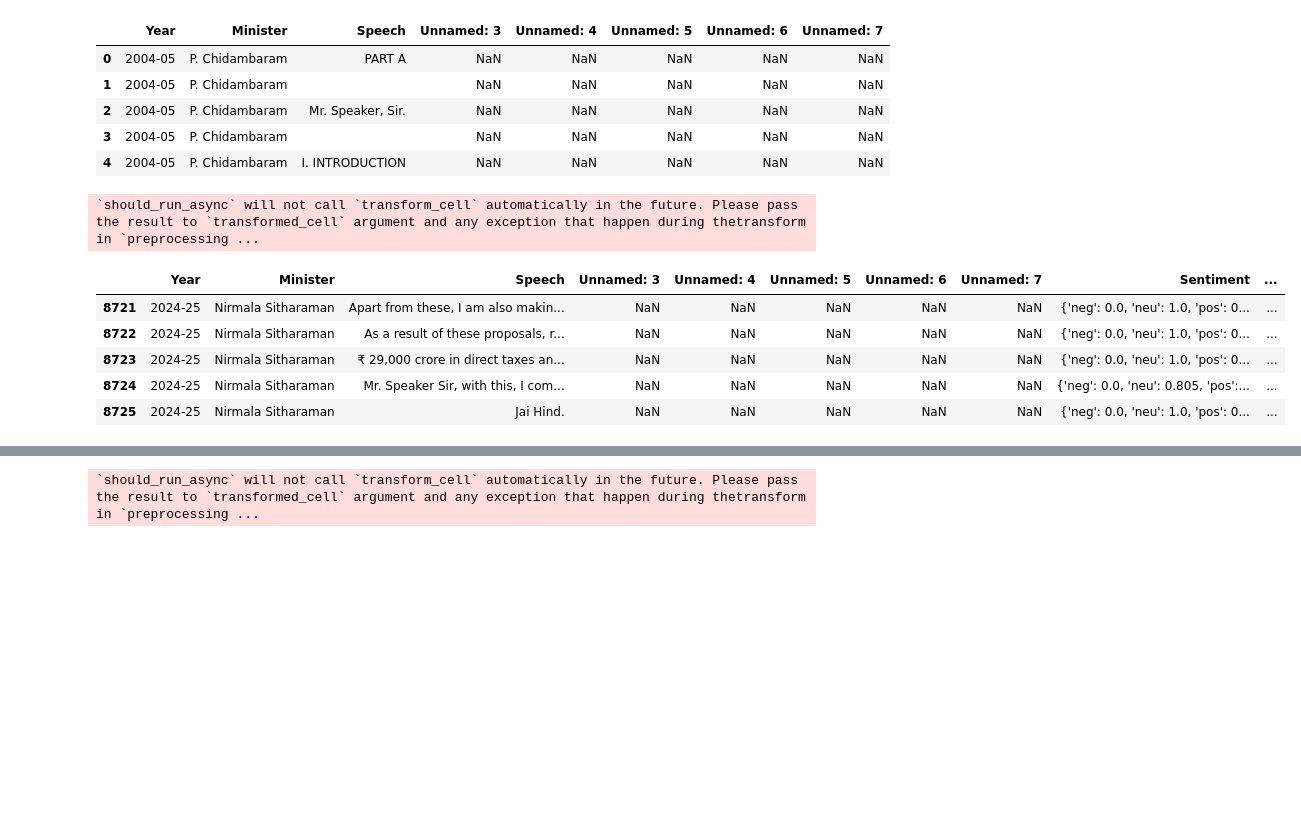
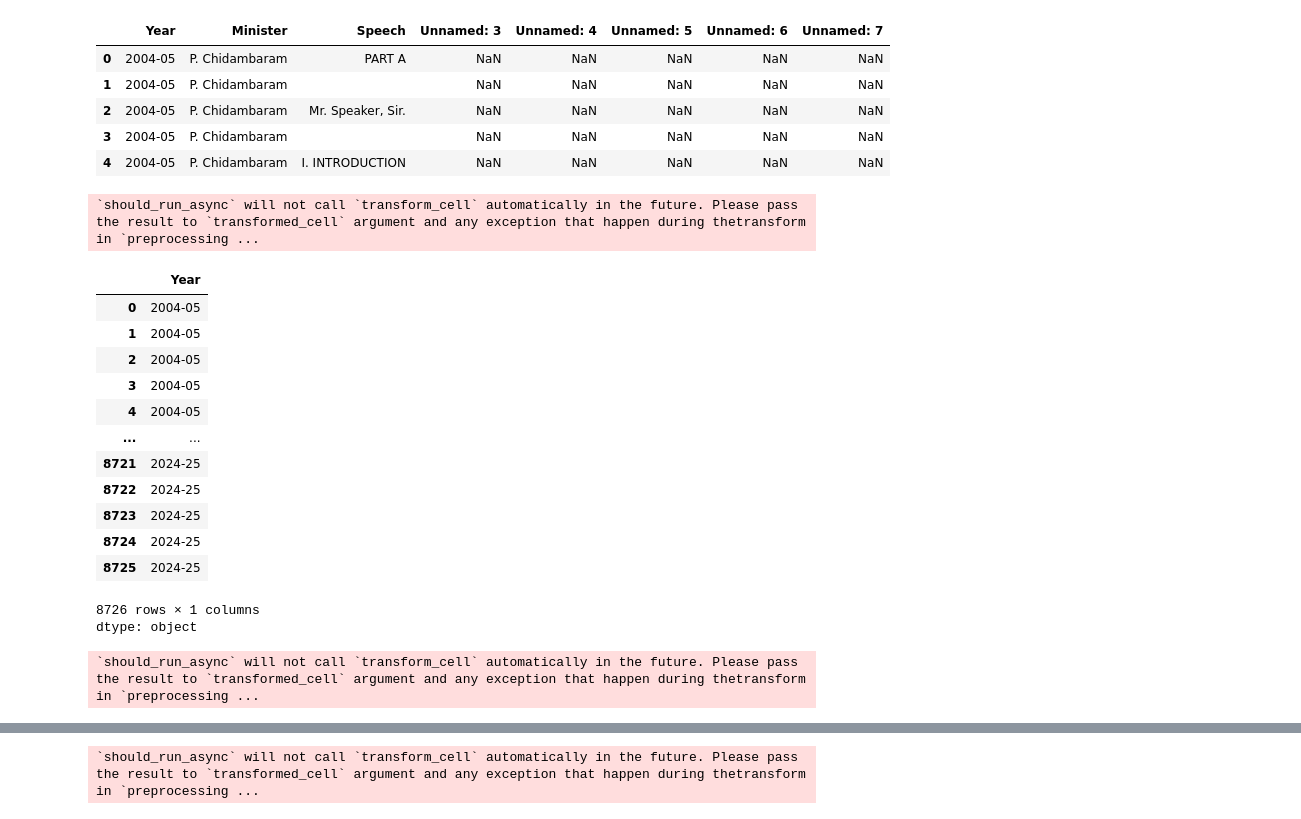
Before and after one commit to thisisZAQ/Decoding-Fiscal-Narratives-A-20-Year-NLP-Study-of-India-s-Union-Budgets, a Jupyter notebook: Budget_Speeches.ipynb, the cells around one changed output, grey strips where cells are left out. Saved outputs shown, nothing was run; the diff lists cells and outputs as text; code cells hidden in the pictures; blank space fills up the shorter version.

```diff
--- a/Budget_Speeches.ipynb
+++ b/Budget_Speeches.ipynb
@@ -350,15 +354,15 @@ Requirement already satisfied: certifi>=2017.4.17 in /usr/local/lib/python3.10/d
 # %%
 # Load the dataset (replace 'path_to_your_budget_file.csv' with your actual file path)
-df = pd.read_csv('/content/Speech_20years.csv')
+df_senti = pd.read_csv('/content/Speech_20years.csv')
 
 # Clean the column names if needed
-df.columns = df.columns.str.strip()
+df_senti.columns = df.columns.str.strip()
 # Replace NaN values in the 'Speech' column with an empty string
-df['Speech'] = df['Speech'].fillna('')
+df_senti['Speech'] = df['Speech'].fillna('')
 
 
 # Display the first few rows of the dataframe
-df.head()
+df_senti.head()
 # %% [output]
 `should_run_async` will not call `transform_cell` automatically in the future. Please pass the result to `transformed_cell` argument and any exception that happen during thetransform in `preprocessing ...
 |  | Year | Minister | Speech | Unnamed: 3 | Unnamed: 4 | Unnamed: 5 | Unnamed: 6 | Unnamed: 7 |
@@ -369,31 +373,50 @@ df.head()
 | 4 | 2004-05 | P. Chidambaram | I. INTRODUCTION | NaN | NaN | NaN | NaN | NaN |
 # %%
 from vaderSentiment.vaderSentiment import SentimentIntensityAnalyzer
+# Replace NaN values in the 'Speech' column with an empty string
+df['Speech'] = df['Speech'].fillna('')
 
 # Initialize VADER sentiment analyzer
 analyzer = SentimentIntensityAnalyzer()
 
 # Function to calculate sentiment for each speech
 def get_sentiment(text):
     return analyzer.polarity_scores(text)
 
 # sentiment analysis to each speech
-df['Sentiment'] = df['Speech'].apply(lambda speech: get_sentiment(speech))
+df_senti['Sentiment'] = df['Speech'].apply(lambda speech: get_sentiment(speech))
 
 # Split the VADER sentiment into individual columns
-df_sentiment = df['Sentiment'].apply(pd.Series)
+df_sentiment = df_senti['Sentiment'].apply(pd.Series)
 
 # Merge the sentiment scores back into the original dataframe
-df = pd.concat([df, df_sentiment], axis=1)
+df = pd.concat([df_senti, df_sentiment], axis=1)
 
 # Display the updated dataframe with sentiment scores
 df.head()
 df.tail()
+df['Year']
 # %% [output]
 `should_run_async` will not call `transform_cell` automatically in the future. Please pass the result to `transformed_cell` argument and any exception that happen during thetransform in `preprocessing ...
-|  | Year | Minister | Speech | Unnamed: 3 | Unnamed: 4 | Unnamed: 5 | Unnamed: 6 | Unnamed: 7 | Sentiment | ... |
-| 8721 | 2024-25 | Nirmala Sitharaman | Apart from these, I am also makin... | NaN | NaN | NaN | NaN | NaN | {'neg': 0.0, 'neu': 1.0, 'pos': 0... | ... |
-| 8722 | 2024-25 | Nirmala Sitharaman | As a result of these proposals, r... | NaN | NaN | NaN | NaN | NaN | {'neg': 0.0, 'neu': 1.0, 'pos': 0... | ... |
-| 8723 | 2024-25 | Nirmala Sitharaman | ₹ 29,000 crore in direct taxes an... | NaN | NaN | NaN | NaN | NaN | {'neg': 0.0, 'neu': 1.0, 'pos': 0... | ... |
-| 8724 | 2024-25 | Nirmala Sitharaman | Mr. Speaker Sir, with this, I com... | NaN | NaN | NaN | NaN | NaN | {'neg': 0.0, 'neu': 0.805, 'pos':... | ... |
-| 8725 | 2024-25 | Nirmala Sitharaman | Jai Hind. | NaN | NaN | NaN | NaN | NaN | {'neg': 0.0, 'neu': 1.0, 'pos': 0... | ... |
+|  | Year |
+| 0 | 2004-05 |
+| 1 | 2004-05 |
+| 2 | 2004-05 |
+| 3 | 2004-05 |
+| 4 | 2004-05 |
+| ... | ... |
+| 8721 | 2024-25 |
+| 8722 | 2024-25 |
+| 8723 | 2024-25 |
+| 8724 | 2024-25 |
+| 8725 | 2024-25 |
+8726 rows × 1 columns
+dtype: object
+# %%
+# Extract the starting year from the 'Year' column
+df['Year'] = df['Year'].astype(str).str.split('-').str[0]
+
+# Convert the 'Year' column to numeric
+df['Year'] = pd.to_numeric(df['Year'], errors='coerce')
+# %% [output]
+`should_run_async` will not call `transform_cell` automatically in the future. Please pass the result to `transformed_cell` argument and any exception that happen during thetransform in `preprocessing ...
```
Also changed, not shown: parts of 26 cells of this notebook.
